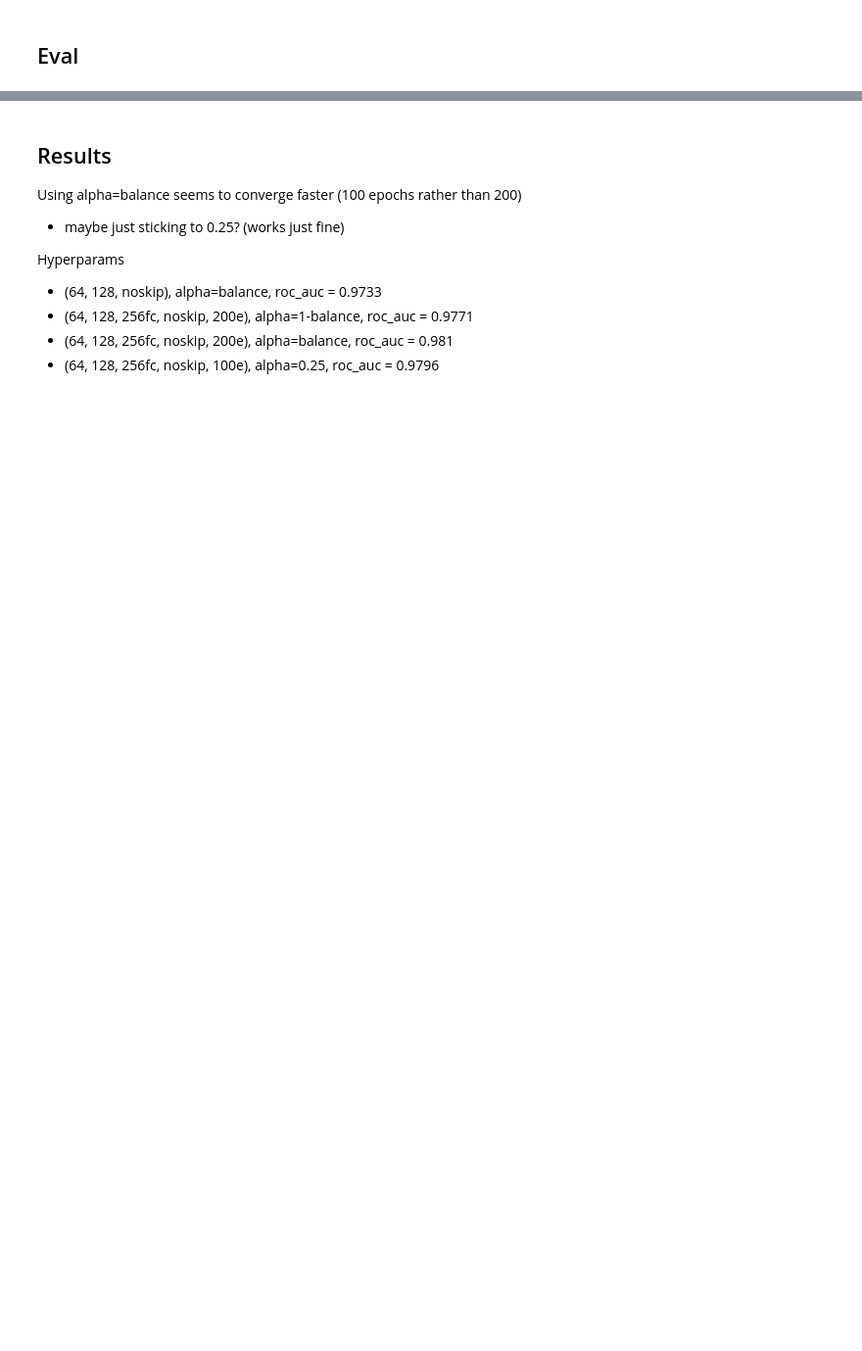
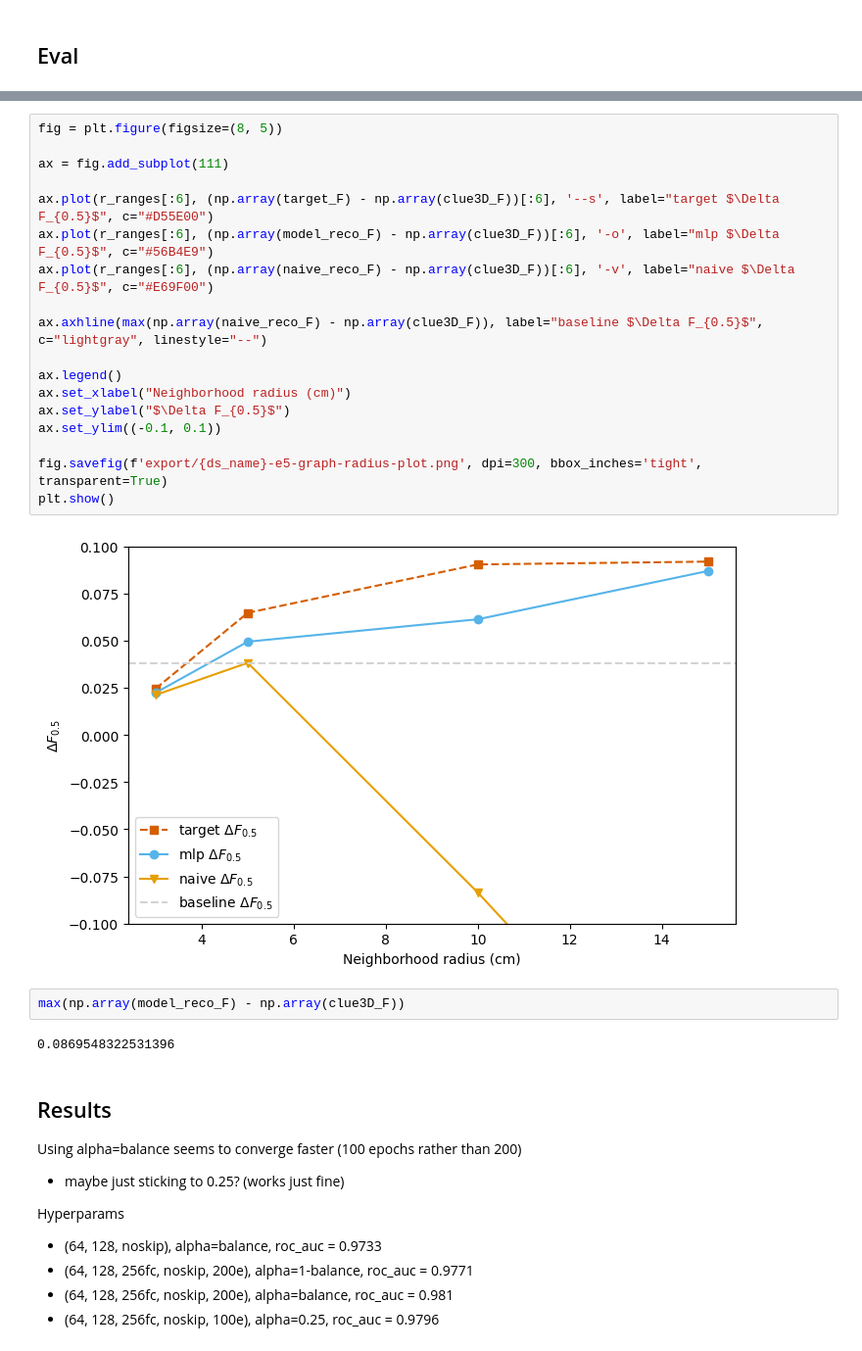
Before and after one commit to edcuba/TICLHack22_PatternReco, a Jupyter notebook: 7.model_trackster_graph_net.classification.ipynb, the cells around one changed output, grey strips where cells are left out. Shown at 98% size. Drawn from its saved outputs; the diff is of its cells as text; blank space fills up the shorter version.

```diff
--- a/7.model_trackster_graph_net.classification.ipynb
+++ b/7.model_trackster_graph_net.classification.ipynb
@@ -237,3 +266,27 @@ mean reco_to_sim:       P: 0.860 R: 0.590 F: 0.768
+# %%
+fig = plt.figure(figsize=(8, 5))
+
+ax = fig.add_subplot(111)
+
+ax.plot(r_ranges[:6], (np.array(target_F) - np.array(clue3D_F))[:6], '--s', label="target $\Delta F_{0.5}$", c="#D55E00")
+ax.plot(r_ranges[:6], (np.array(model_reco_F) - np.array(clue3D_F))[:6], '-o', label="mlp $\Delta F_{0.5}$", c="#56B4E9")
+ax.plot(r_ranges[:6], (np.array(naive_reco_F) - np.array(clue3D_F))[:6], '-v', label="naive $\Delta F_{0.5}$", c="#E69F00")
+
+ax.axhline(max(np.array(naive_reco_F) - np.array(clue3D_F)), label="baseline $\Delta F_{0.5}$", c="lightgray", linestyle="--")
+
+ax.legend()
+ax.set_xlabel("Neighborhood radius (cm)")
+ax.set_ylabel("$\Delta F_{0.5}$")
+ax.set_ylim((-0.1, 0.1))
+
+fig.savefig(f'export/{ds_name}-e5-graph-radius-plot.png', dpi=300, bbox_inches='tight', transparent=True)
+plt.show()
+# %% [output]
+[figure, added]
+# %%
+max(np.array(model_reco_F) - np.array(clue3D_F))
+# %% [output]
+0.0869548322531396
 # %% [markdown]
 ## Results
 
```
Also changed, not shown: parts of 15 cells of this notebook, 1 other file.
